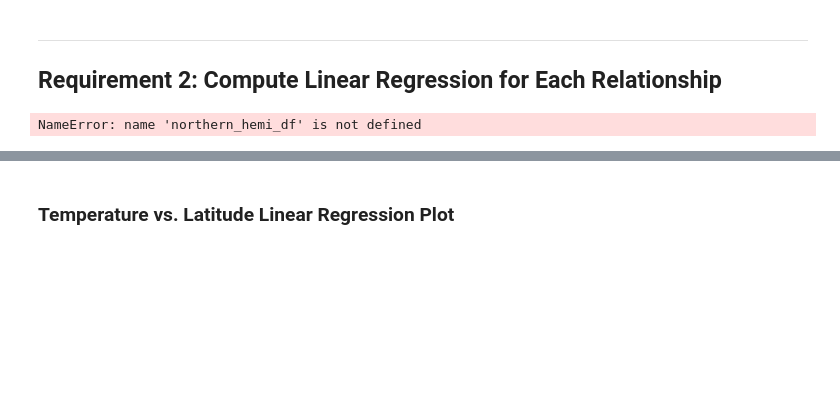
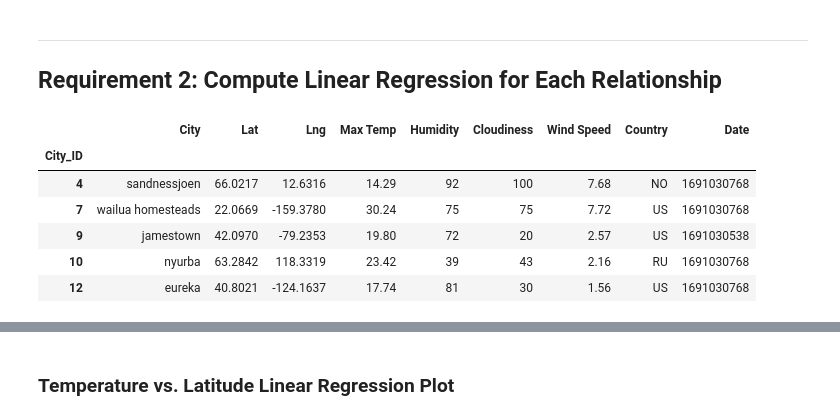
Before and after one commit to wemlaztdj/python-api-challenge, a Jupyter notebook: WeatherPy/WeatherPy.ipynb, the cells around one changed output, grey strips where cells are left out. Cells and saved outputs as stored; diff of their text form; code cells hidden in the pictures; blank space fills up the shorter version.

```diff
--- a/WeatherPy/WeatherPy.ipynb
+++ b/WeatherPy/WeatherPy.ipynb
@@ -294,11 +302,17 @@ plt.show()
 # %%
 # Create a DataFrame with the Northern Hemisphere data (Latitude >= 0)
-# YOUR CODE HERE
+northern_hemi_df=city_data_df[city_data_df['Lat']>=0]
 
 # Display sample data
 northern_hemi_df.head()
 # %% [output]
-NameError: name 'northern_hemi_df' is not defined
+|  | City | Lat | Lng | Max Temp | Humidity | Cloudiness | Wind Speed | Country | Date |
+| City_ID |  |  |  |  |  |  |  |  |  |
+| 4 | sandnessjoen | 66.0217 | 12.6316 | 14.29 | 92 | 100 | 7.68 | NO | 1691030768 |
+| 7 | wailua homesteads | 22.0669 | -159.3780 | 30.24 | 75 | 75 | 7.72 | US | 1691030768 |
+| 9 | jamestown | 42.0970 | -79.2353 | 19.80 | 72 | 20 | 2.57 | US | 1691030538 |
+| 10 | nyurba | 63.2842 | 118.3319 | 23.42 | 39 | 43 | 2.16 | RU | 1691030768 |
+| 12 | eureka | 40.8021 | -124.1637 | 17.74 | 81 | 30 | 1.56 | US | 1691030768 |
 # %%
 # Create a DataFrame with the Southern Hemisphere data (Latitude < 0)
 # YOUR CODE HERE
```
Also changed, not shown: parts of 12 cells of this notebook, 5 other files.
